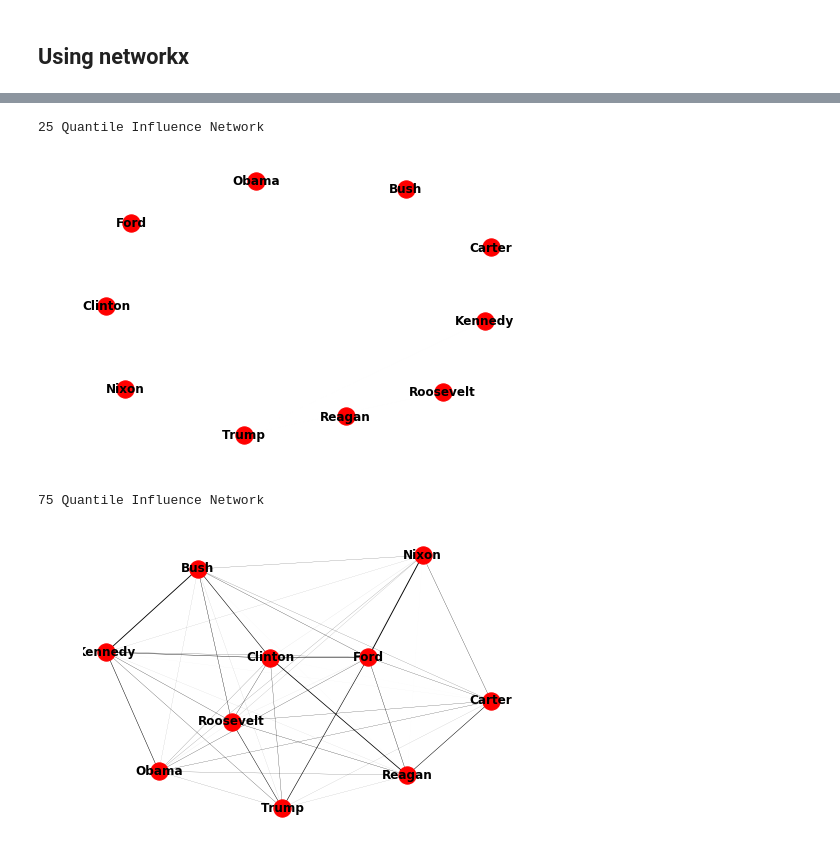
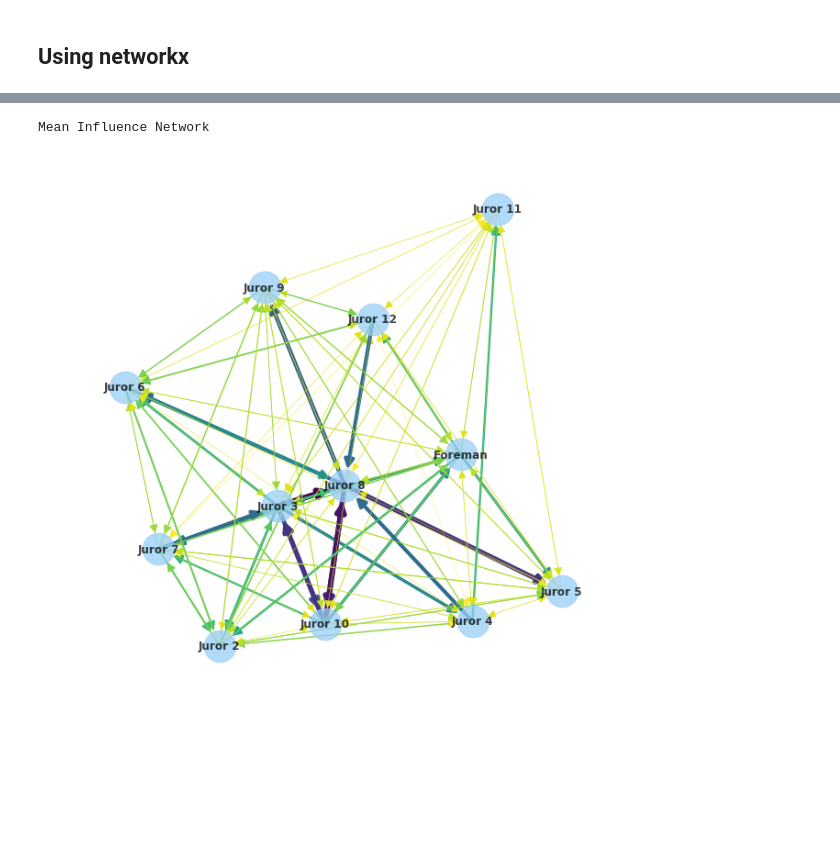
Before and after one commit to 1yangdongchen/Upcoming, a Jupyter notebook: 8-Semantic-Networks/8-Semantic-Networks-BEC_LL.ipynb, the cells around one changed output, grey strips where cells are left out. Saved outputs shown, nothing was run; the diff lists cells and outputs as text; code cells hidden in the pictures; blank space fills up the shorter version.

```diff
--- a/8-Semantic-Networks/8-Semantic-Networks-BEC_LL.ipynb
+++ b/8-Semantic-Networks/8-Semantic-Networks-BEC_LL.ipynb
@@ -368,5 +352,0 @@ def drawNetwork(df):
-# %%
-G_mean = drawNetwork(df_mean)
-edges,weights = zip(*nx.get_edge_attributes(G_mean,'weight').items())
-print('Mean Influence Network')
-nx.draw(G_mean,with_labels=True, font_weight='bold',width=weights)
@@ -376,16 +352,0 @@ Mean Influence Network
-# %%
-G_q25 = drawNetwork(df_q25)
-edges,weights = zip(*nx.get_edge_attributes(G_q25,'weight').items())
-print('25 Quantile Influence Network')
-nx.draw(G_q25,with_labels=True, font_weight='bold',width=weights)
-# %% [output]
-25 Quantile Influence Network
-[figure, removed]
-# %%
-G_q75 = drawNetwork(df_q75)
-edges,weights = zip(*nx.get_edge_attributes(G_q75,'weight').items())
-print('75 Quantile Influence Network')
-nx.draw(G_q75,with_labels=True, font_weight='bold',width=weights)
-# %% [output]
-75 Quantile Influence Network
-[figure, removed]
@@ -391,0 +355,24 @@ nx.draw(G_q75,with_labels=True, font_weight='bold',width=weights)
+# %%
+def drawNetwork(df,title):
+    fig = plt.figure(figsize=[8,8])
+    G = nx.DiGraph()
+    for from_ in df.index:
+        for to_ in df.columns:
+            G.add_edge(from_,to_,weight = df.loc[from_][to_])
+
+    pos = nx.spring_layout(G,k=0.55,iterations=20)
+    edges,weights = zip(*nx.get_edge_attributes(G,'weight').items())
+    weights = np.array(weights)
+    #weights = weights*weights
+    weights = 6*weights/np.max(weights)
+    print(title)
+
+    edge_colors=20*(weights/np.max(weights))
+    edge_colors = edge_colors.astype(int)
+#     nx.draw_networkx_nodes(G,pos,node_size=1200,alpha=0.7,node_color='#99cef7')
+#     nx.draw_networkx_edges(G,pos,edge_color=edge_colors)
+#     nx.draw_networkx_labels(G,pos,font_weight='bold')
+    nx.draw(G,pos,with_labels=True, font_weight='bold',width=weights,\
+            edge_color=255-edge_colors,node_color='#99cef7',node_size=1200,\
+            alpha=0.75,arrows=True,arrowsize=20)
+    return edge_colors
@@ -391,0 +389,5 @@ nx.draw(G_q75,with_labels=True, font_weight='bold',width=weights)
+# %%
+G_mean = drawNetwork(df_mean,'Mean Influence Network')
+# %% [output]
+Mean Influence Network
+[figure, added]
```
Also changed, not shown: parts of 19 cells of this notebook, 6 other files.
